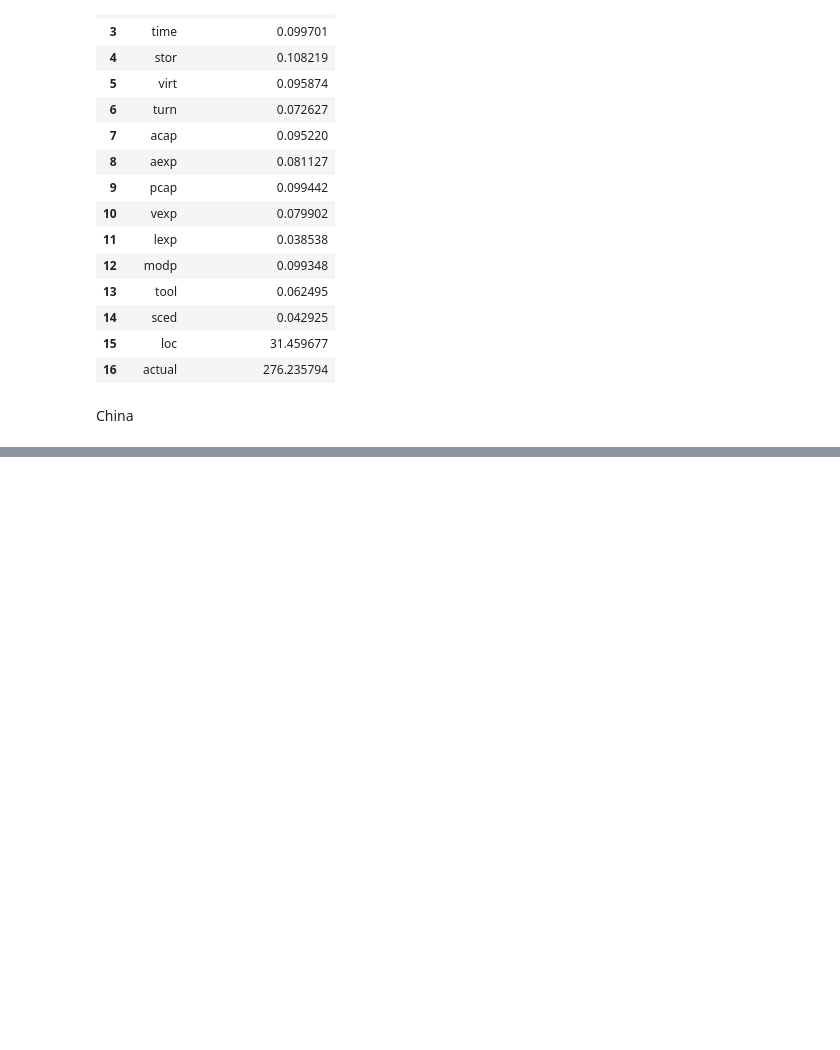
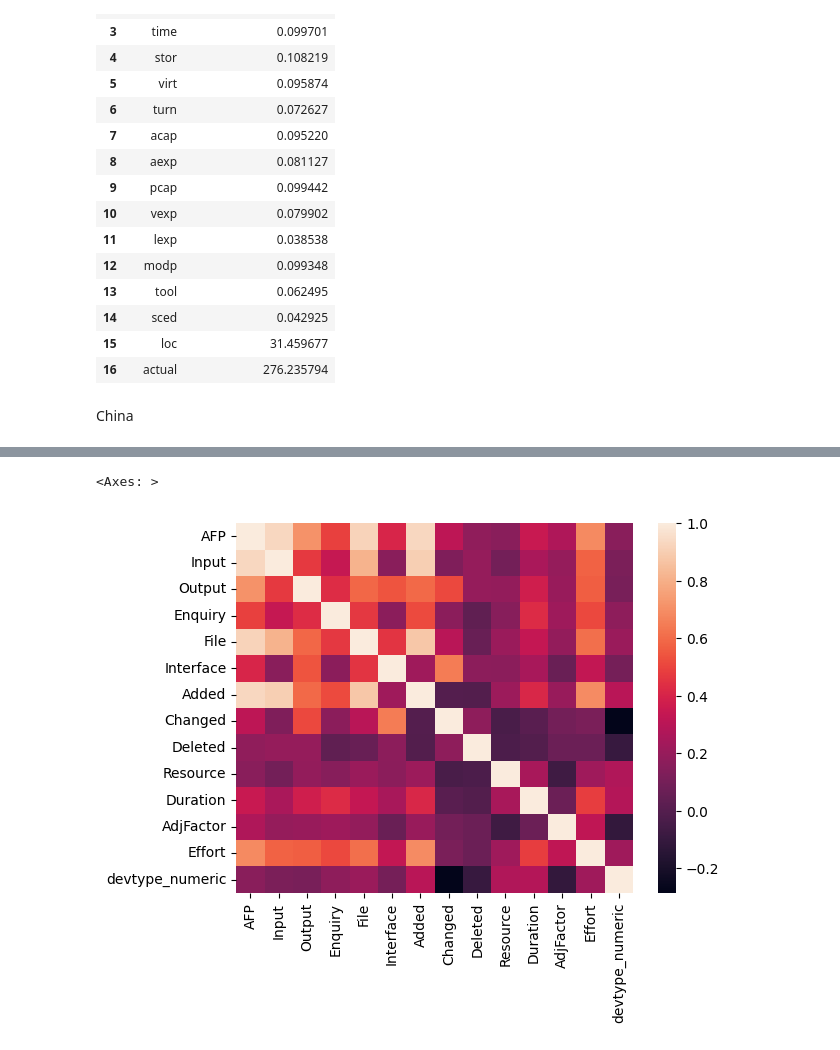
Before and after one commit to Vaishali054/Estimation-Model-for-Software-Development, a Jupyter notebook: DataAnalysis.ipynb, the cells around one changed output, grey strips where cells are left out. Cells and saved outputs as stored; diff of their text form; code cells hidden in the pictures; blank space fills up the shorter version.

Commit message:
add : data analysis china

```diff
--- a/DataAnalysis.ipynb
+++ b/DataAnalysis.ipynb
@@ -489,3 +489,12 @@ trimmed_std_cocomo
 | 16 | actual | 276.235794 |
 # %% [markdown]
 China
+# %%
+import arff
+
+with open('./china.arff') as f:
+    dataset=arff.load(f)
+
+china = pd.DataFrame(dataset['data'], columns=[attr[0] for attr in dataset['attributes']])
+
+china.head()
@@ -491,0 +604,6 @@ China
+# %%
+from sklearn.preprocessing import LabelEncoder
+
+le = LabelEncoder()
+china['devtype_numeric'] = le.fit_transform(china['DevType'])
+print(le.classes_)
@@ -491,0 +612,2 @@ China
+# %%
+china = china.drop(columns=['DevType'])
@@ -491,0 +624,6 @@ China
+# %%
+# Adequacy of data using heatmap
+sns.heatmap(china.corr())
+# %% [output]
+<Axes: >
+[figure, added]
```
Also changed, not shown: parts of 20 cells of this notebook.
